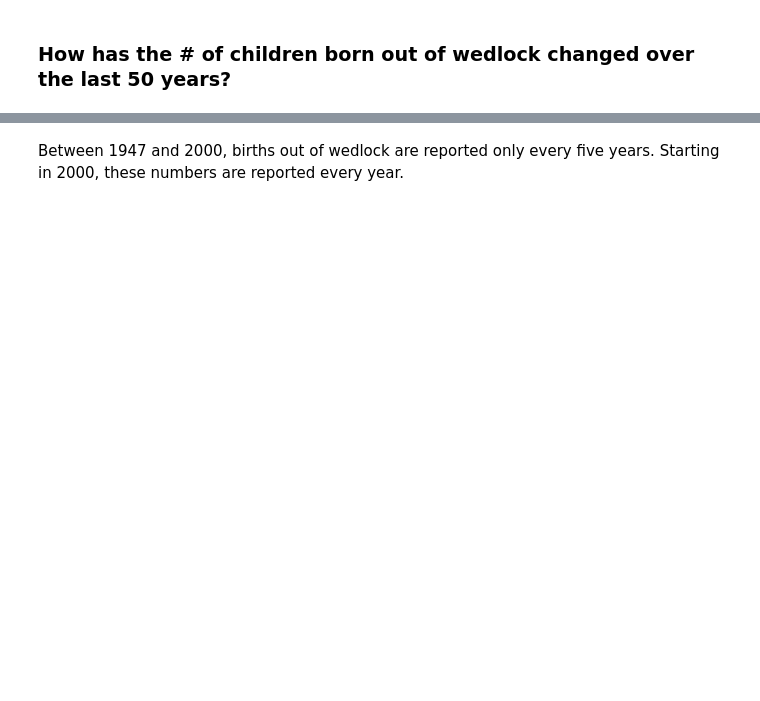
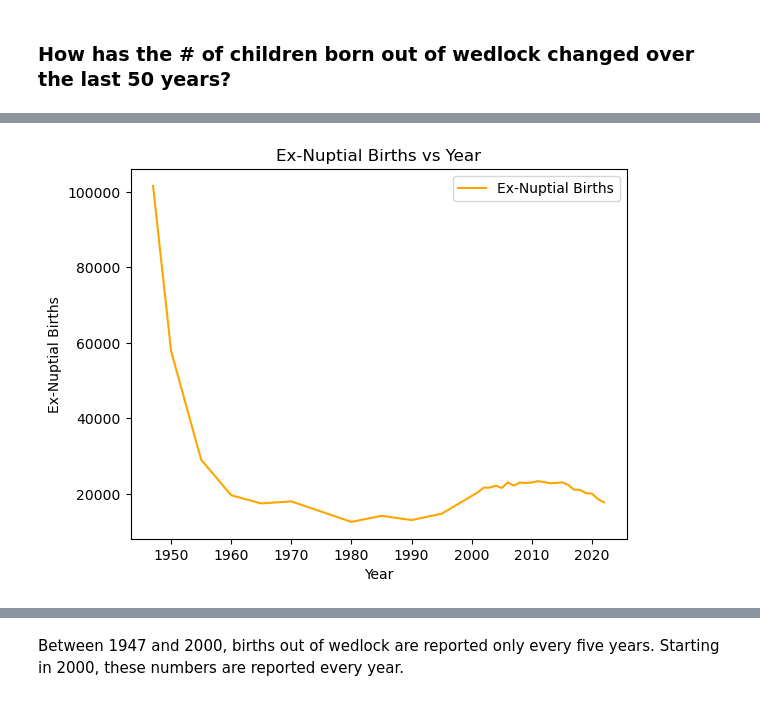
Before and after one commit to schr0841/project-1-group-7, a Jupyter notebook: project1group7.ipynb, the cells around one changed output, grey strips where cells are left out. Drawn from its saved outputs; the diff is of its cells as text; code cells hidden in the pictures; blank space fills up the shorter version.

```diff
--- a/project1group7.ipynb
+++ b/project1group7.ipynb
@@ -77,11 +141,14 @@ print(result)
 # %%
 # illegitimate_child: number of birth per year
 
-plt.plot(result['year'], result['illegitimate_child'])
+plt.plot(result['year'], result['illegitimate_child'], color='orange', label="Ex-Nuptial Births")
 plt.xlabel("Year")
 plt.ylabel("Ex-Nuptial Births")
 plt.title("Ex-Nuptial Births vs Year")
+plt.legend()
 plt.show()
+# %% [output]
+[figure, added]
 # %%
 #result is dataframe for years we have out-of-wedlock births reported
 #calcuate out-of-wedlock births/total births and birth rate by year to see if rate of out-of-of
```
Also changed, not shown: parts of 15 cells of this notebook.
